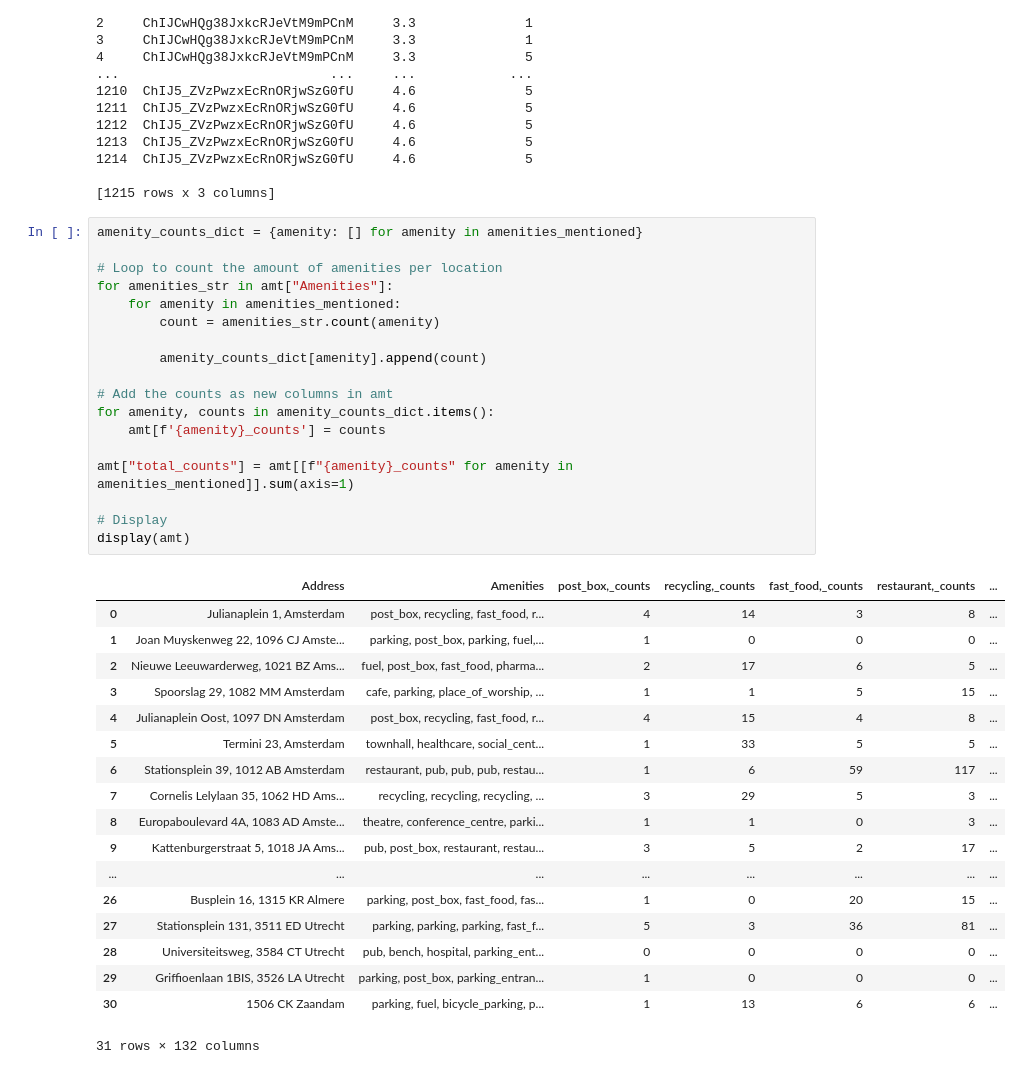
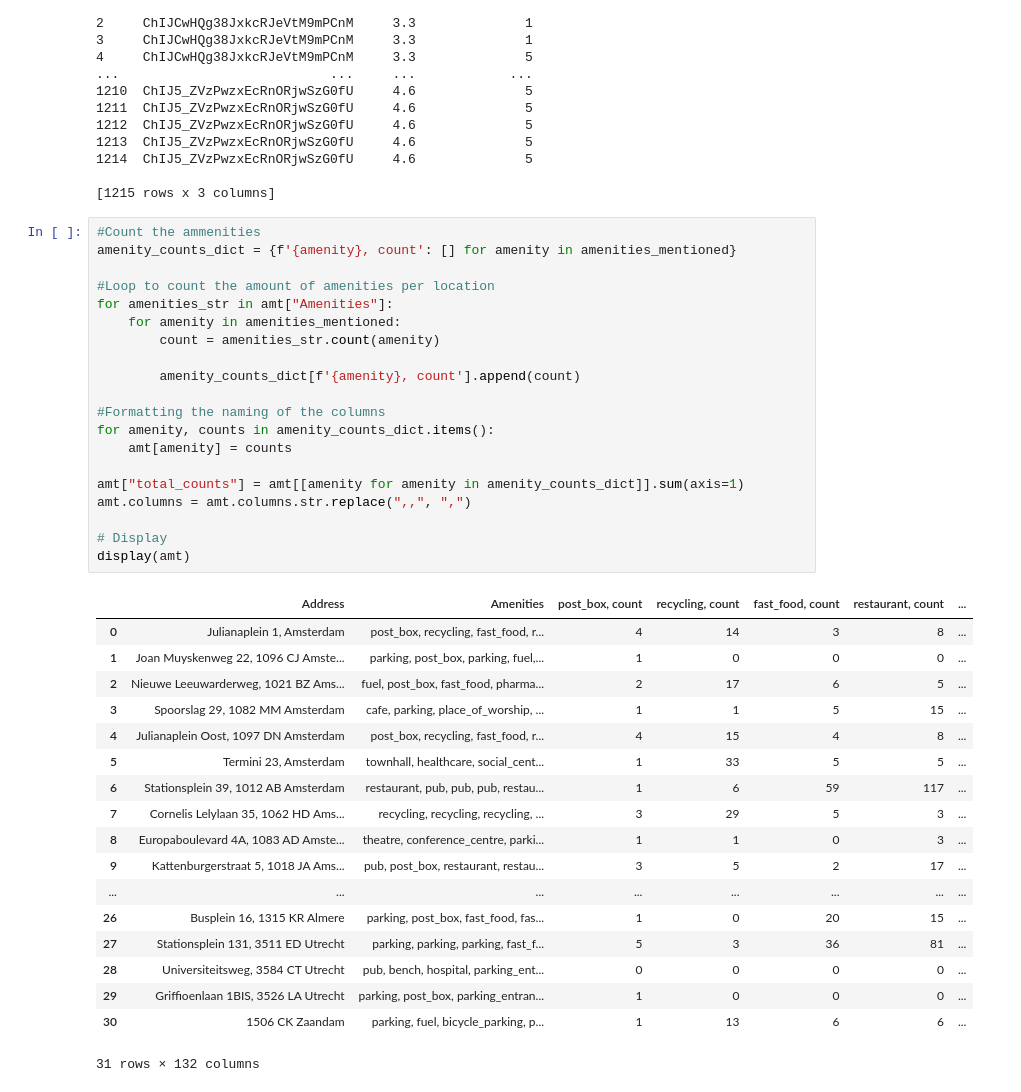
Before and after one commit to ellasartory/scraping, a Jupyter notebook: google_maps/get_amenities.ipynb, the cells around one changed output. Cells and saved outputs as stored; diff of their text form.

Commit message:
chnageed column names

```diff
--- a/google_maps/get_amenities.ipynb
+++ b/google_maps/get_amenities.ipynb
@@ -79,25 +79,27 @@ print(rating_amenities)
 
 [1215 rows x 3 columns]
 # %%
-amenity_counts_dict = {amenity: [] for amenity in amenities_mentioned}
+#Count the ammenities
+amenity_counts_dict = {f'{amenity}, count': [] for amenity in amenities_mentioned}
 
-# Loop to count the amount of amenities per location
+#Loop to count the amount of amenities per location
 for amenities_str in amt["Amenities"]:
     for amenity in amenities_mentioned:
         count = amenities_str.count(amenity)
 
-        amenity_counts_dict[amenity].append(count)
+        amenity_counts_dict[f'{amenity}, count'].append(count)
 
-# Add the counts as new columns in amt
+#Formatting the naming of the columns
 for amenity, counts in amenity_counts_dict.items():
-    amt[f'{amenity}_counts'] = counts
+    amt[amenity] = counts
 
-amt["total_counts"] = amt[[f"{amenity}_counts" for amenity in amenities_mentioned]].sum(axis=1)
+amt["total_counts"] = amt[[amenity for amenity in amenity_counts_dict]].sum(axis=1)
+amt.columns = amt.columns.str.replace(",,", ",")
 
 # Display
 display(amt)
 # %% [output]
-|  | Address | Amenities | post_box,_counts | recycling,_counts | fast_food,_counts | restaurant,_counts | ... |
+|  | Address | Amenities | post_box, count | recycling, count | fast_food, count | restaurant, count | ... |
 | 0 | Julianaplein 1, Amsterdam | post_box, recycling, fast_food, r... | 4 | 14 | 3 | 8 | ... |
 | 1 | Joan Muyskenweg 22, 1096 CJ Amste... | parking, post_box, parking, fuel,... | 1 | 0 | 0 | 0 | ... |
 | 2 | Nieuwe Leeuwarderweg, 1021 BZ Ams... | fuel, post_box, fast_food, pharma... | 2 | 17 | 6 | 5 | ... |
```
Also changed, not shown: parts of 2 cells of this notebook.
